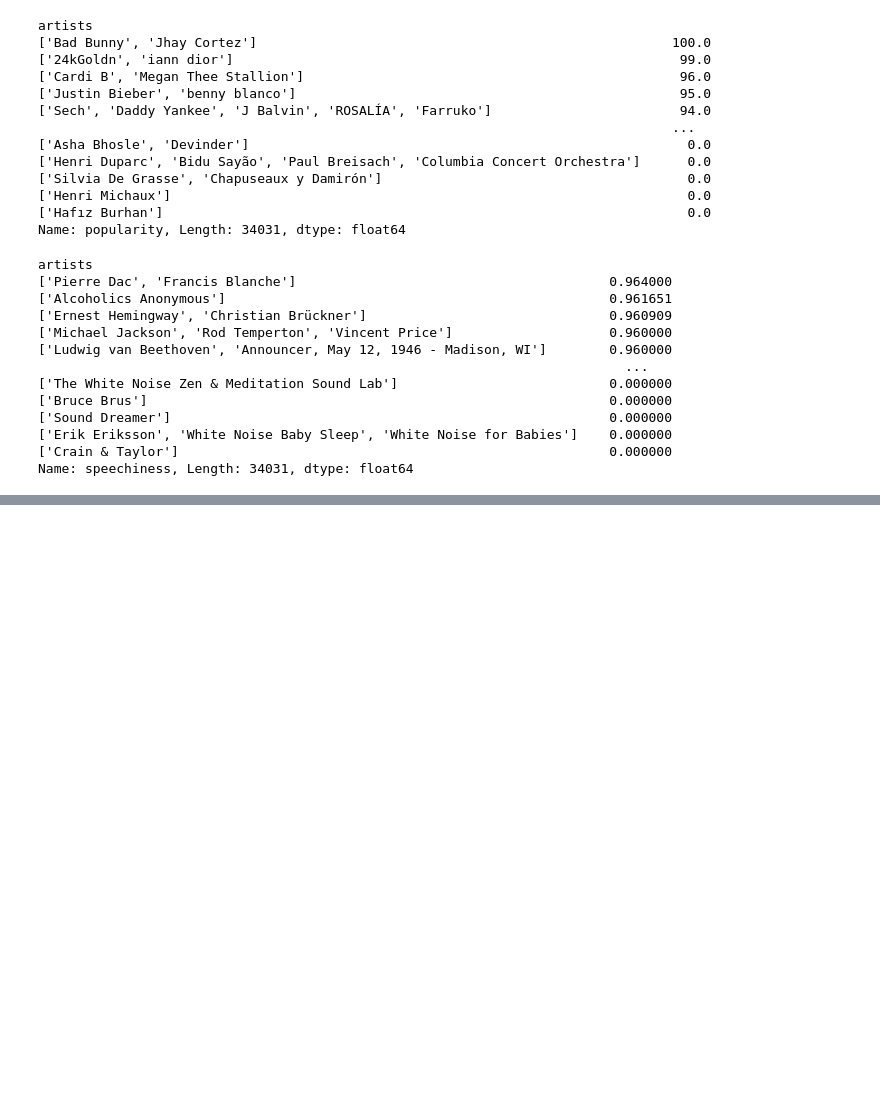
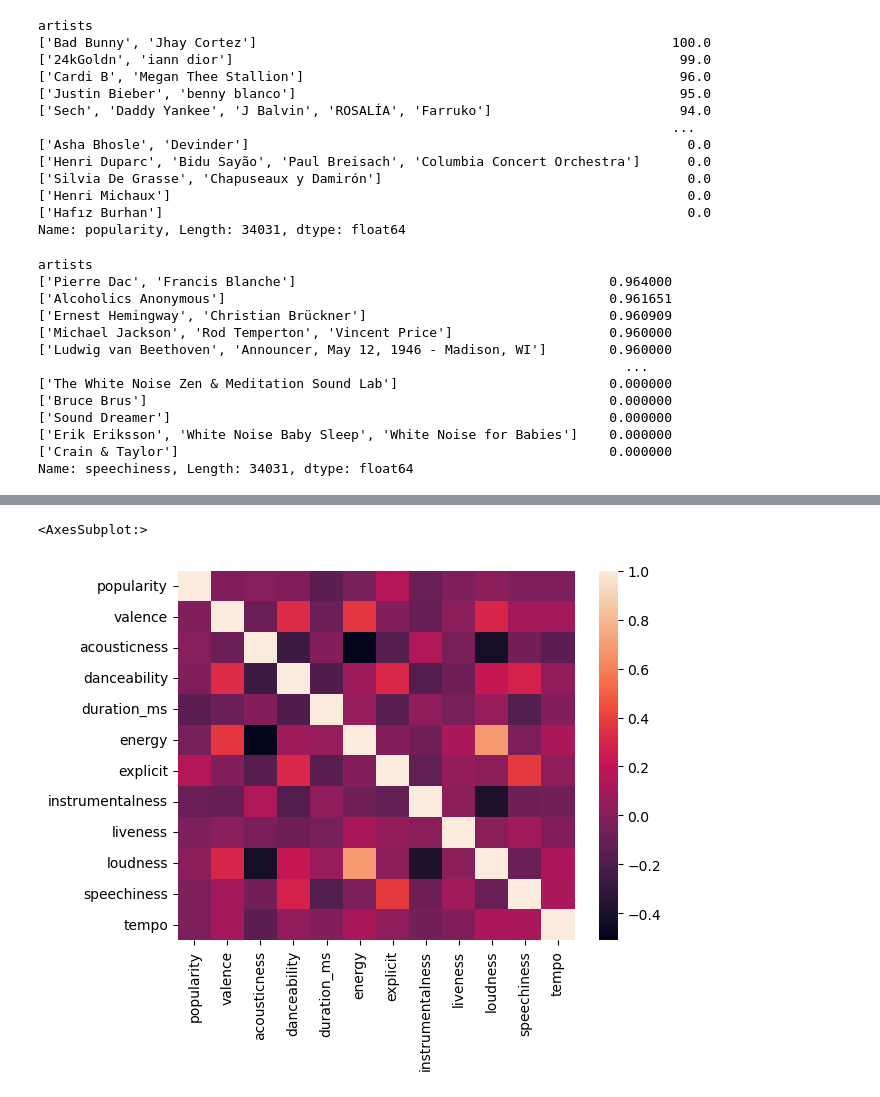
Before and after one commit to preluis/Project-portfolio, a Jupyter notebook: Notebooks/analisis_inicial.ipynb, the cells around one changed output, grey strips where cells are left out. Drawn from its saved outputs; the diff is of its cells as text; code cells hidden in the pictures; blank space fills up the shorter version.

```diff
--- a/Notebooks/analisis_inicial.ipynb
+++ b/Notebooks/analisis_inicial.ipynb
@@ -193,0 +248,6 @@ OptionError: 'Pattern matched multiple keys'
+# %%
+spotifyval_2020=spotify_2020[['popularity','valence','acousticness','danceability','duration_ms','energy','explicit','instrumentalness','liveness','loudness','speechiness','tempo']]
+sns.heatmap(spotifyval_2020.corr())
+# %% [output]
+<AxesSubplot:>
+[figure, added]
```
Also changed, not shown: parts of 9 cells of this notebook.
